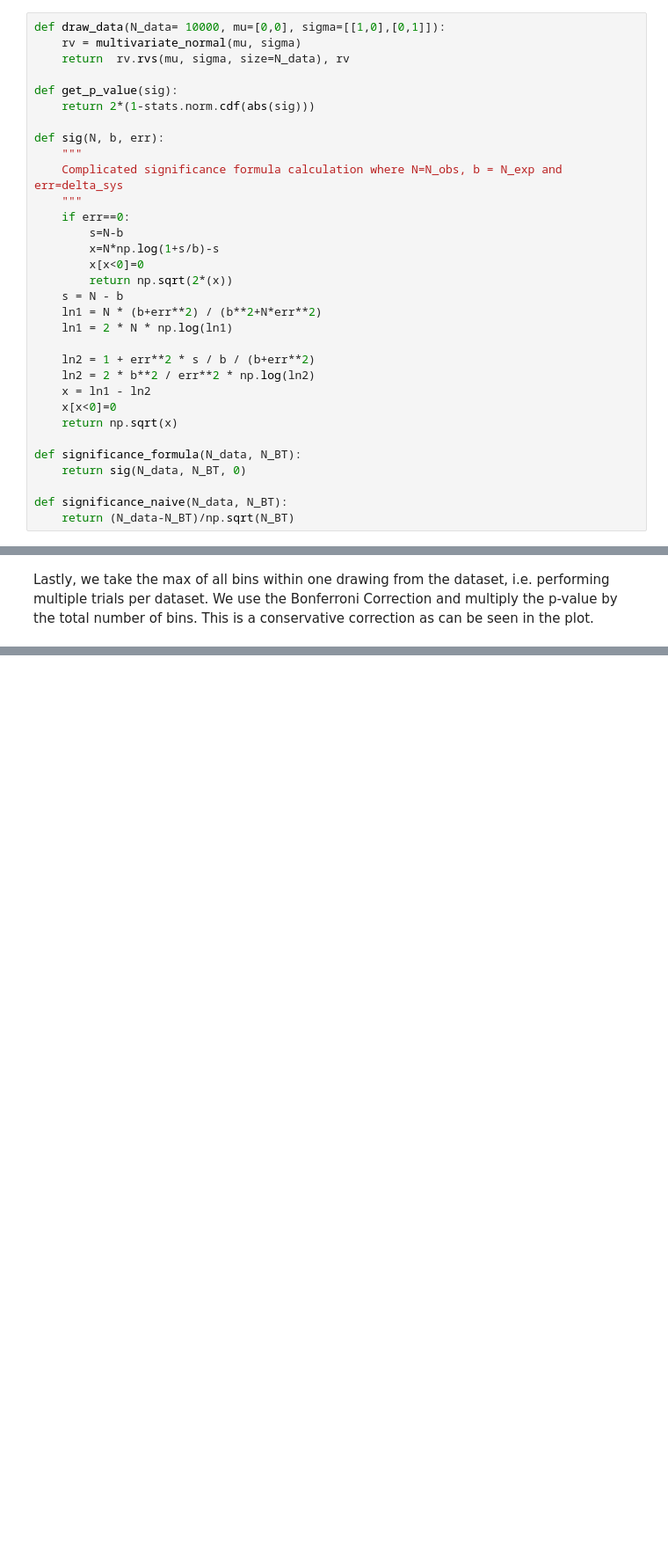
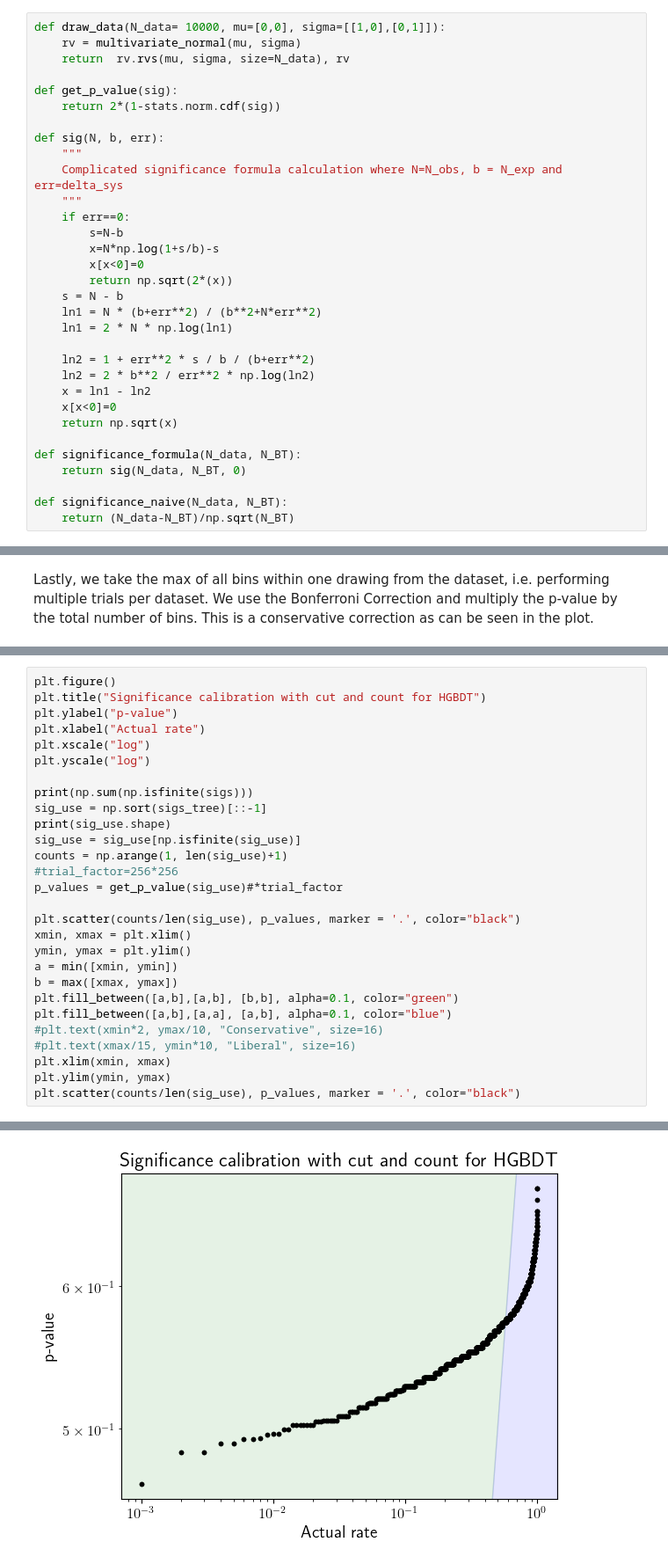
Before and after one commit to mariehein/look_everywhere_in_AD, a Jupyter notebook: binned_distributions.ipynb, the cells around one changed output, grey strips where cells are left out. Shown at 88% size. Drawn from its saved outputs; the diff is of its cells as text; blank space fills up the shorter version.

```diff
--- a/binned_distributions.ipynb
+++ b/binned_distributions.ipynb
@@ -33,7 +33,7 @@ def draw_data(N_data= 10000, mu=[0,0], sigma=[[1,0],[0,1]]):
     return  rv.rvs(mu, sigma, size=N_data), rv
 
 def get_p_value(sig):
-    return 2*(1-stats.norm.cdf(abs(sig)))
+    return 2*(1-stats.norm.cdf(sig))
 
 def sig(N, b, err):
     """
@@ -253,0 +257,29 @@ plt.scatter(counts/len(sig_use), p_values, marker = '.', color="black")
+# %%
+plt.figure()
+plt.title("Significance calibration with cut and count for HGBDT")
+plt.ylabel("p-value")
+plt.xlabel("Actual rate")
+plt.xscale("log")
+plt.yscale("log")
+
+print(np.sum(np.isfinite(sigs)))
+sig_use = np.sort(sigs_tree)[::-1]
+print(sig_use.shape)
+sig_use = sig_use[np.isfinite(sig_use)]
+counts = np.arange(1, len(sig_use)+1)
+#trial_factor=256*256
+p_values = get_p_value(sig_use)#*trial_factor
+
+plt.scatter(counts/len(sig_use), p_values, marker = '.', color="black")
+xmin, xmax = plt.xlim()
+ymin, ymax = plt.ylim()
+a = min([xmin, ymin])
+b = max([xmax, ymax])
+plt.fill_between([a,b],[a,b], [b,b], alpha=0.1, color="green")
+plt.fill_between([a,b],[a,a], [a,b], alpha=0.1, color="blue")
+#plt.text(xmin*2, ymax/10, "Conservative", size=16)
+#plt.text(xmax/15, ymin*10, "Liberal", size=16)
+plt.xlim(xmin, xmax)
+plt.ylim(ymin, ymax)
+plt.scatter(counts/len(sig_use), p_values, marker = '.', color="black")
+# %% [output]
@@ -253,0 +289 @@ plt.scatter(counts/len(sig_use), p_values, marker = '.', color="black")
+[figure, added]
```
Also changed, not shown: parts of 11 cells of this notebook.
